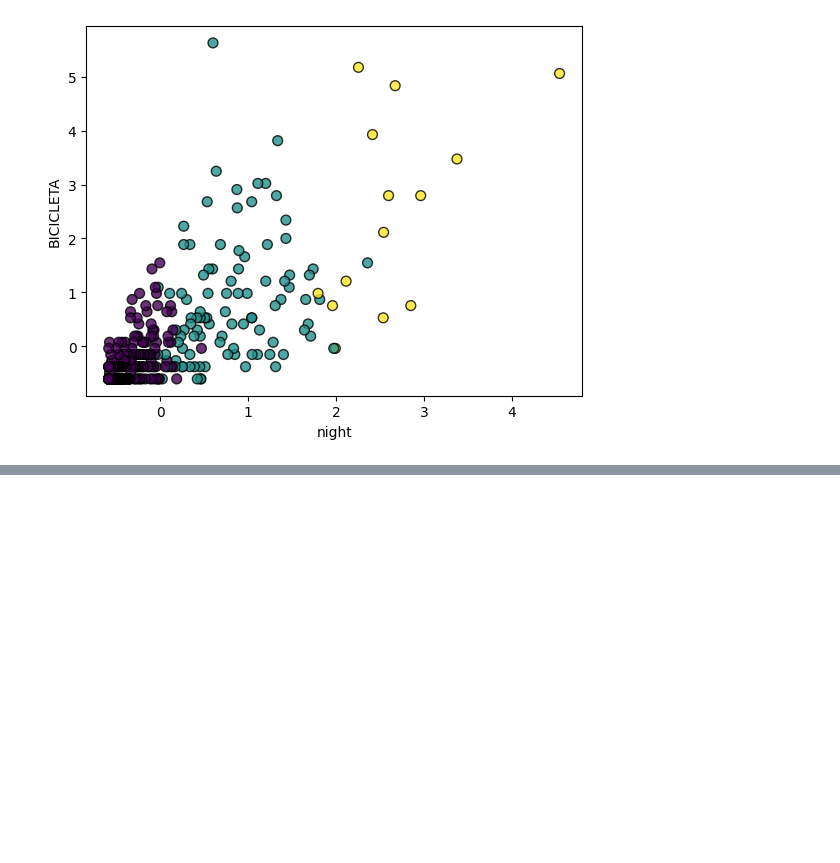
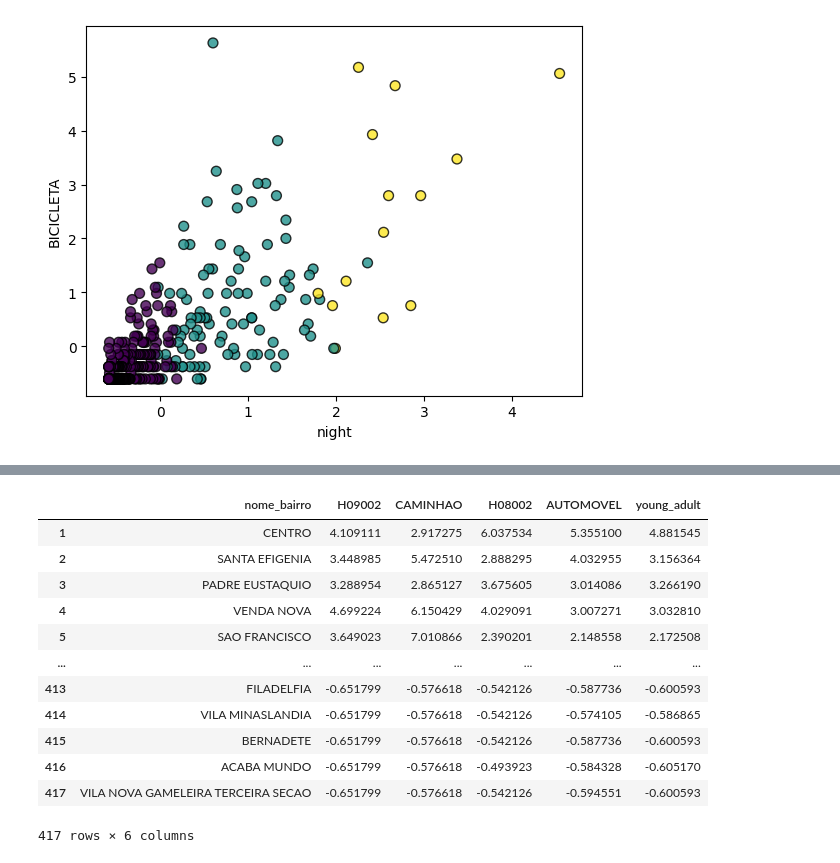
Before and after one commit to SamuelLipovetsky/mda_project, a Jupyter notebook: clustering.ipynb, the cells around one changed output, grey strips where cells are left out. Drawn from its saved outputs; the diff is of its cells as text; code cells hidden in the pictures; blank space fills up the shorter version.

```diff
--- a/clustering.ipynb
+++ b/clustering.ipynb
@@ -443,0 +472,18 @@ Text(0, 0.5, 'BICICLETA')
+# %%
+index = std_dev.index[:5]
+df_reduced = df_normalized[['nome_bairro'] + list(index)]
+df_reduced
+# %% [output]
+|  | nome_bairro | H09002 | CAMINHAO | H08002 | AUTOMOVEL | young_adult |
+| 1 | CENTRO | 4.109111 | 2.917275 | 6.037534 | 5.355100 | 4.881545 |
+| 2 | SANTA EFIGENIA | 3.448985 | 5.472510 | 2.888295 | 4.032955 | 3.156364 |
+| 3 | PADRE EUSTAQUIO | 3.288954 | 2.865127 | 3.675605 | 3.014086 | 3.266190 |
+| 4 | VENDA NOVA | 4.699224 | 6.150429 | 4.029091 | 3.007271 | 3.032810 |
+| 5 | SAO FRANCISCO | 3.649023 | 7.010866 | 2.390201 | 2.148558 | 2.172508 |
+| ... | ... | ... | ... | ... | ... | ... |
+| 413 | FILADELFIA | -0.651799 | -0.576618 | -0.542126 | -0.587736 | -0.600593 |
+| 414 | VILA MINASLANDIA | -0.651799 | -0.576618 | -0.542126 | -0.574105 | -0.586865 |
+| 415 | BERNADETE | -0.651799 | -0.576618 | -0.542126 | -0.587736 | -0.600593 |
+| 416 | ACABA MUNDO | -0.651799 | -0.576618 | -0.493923 | -0.584328 | -0.605170 |
+| 417 | VILA NOVA GAMELEIRA TERCEIRA SECAO | -0.651799 | -0.576618 | -0.542126 | -0.594551 | -0.600593 |
+417 rows × 6 columns
```
Also changed, not shown: parts of 6 cells of this notebook.
